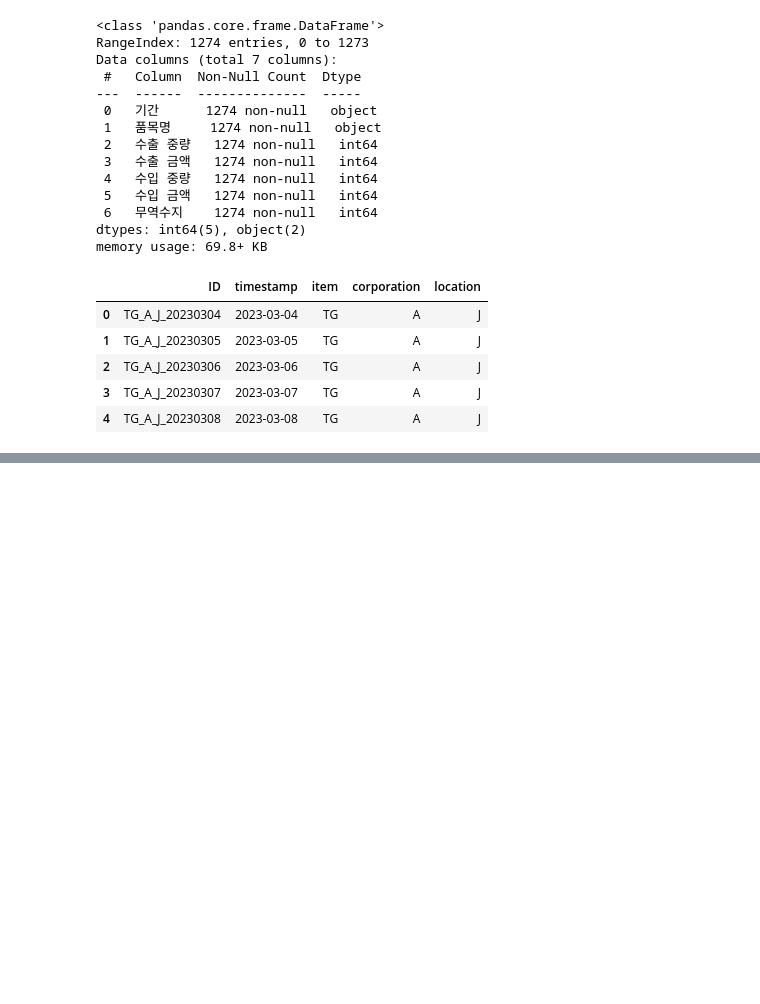
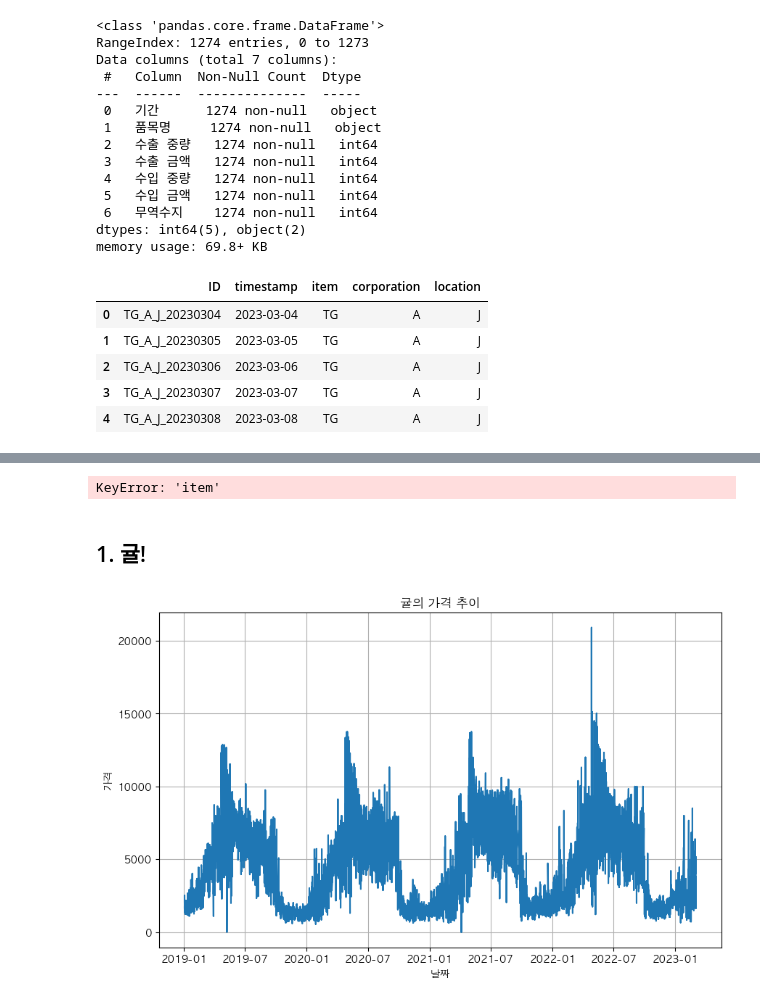
Before and after one commit to noweahc/jeju, a Jupyter notebook: 1109test.ipynb, the cells around one changed output, grey strips where cells are left out. Saved outputs shown, nothing was run; the diff lists cells and outputs as text; code cells hidden in the pictures; blank space fills up the shorter version.

```diff
--- a/1109test.ipynb
+++ b/1109test.ipynb
@@ -36,0 +89,10 @@ memory usage: 3.2+ MB
+# %%
+train['timestamp'] = pd.to_datetime(train['timestamp'])
+# %%
+train['year'] = pd.to_datetime(train['timestamp']).dt.year
+train['month'] = pd.to_datetime(train['timestamp']).dt.month
+train['day'] = pd.to_datetime(train['timestamp']).dt.day
+df_encoded = pd.get_dummies(train, columns=['item', 'corporation', 'location'])
+#df_encoded.drop(columns=['timestamp'], inplace=True)
+train= df_encoded
+print(train.columns)
@@ -86,0 +186,23 @@ memory usage: 42.8+ KB
+# %%
+#특산물별 df 생성
+TG = train[train['item'] == 'TG']
+CR = train[train['item'] == 'CR']
+BC = train[train['item'] == 'BC']
+CB = train[train['item'] == 'CB']
+RD = train[train['item'] == 'RD']
+# %% [output]
+KeyError: 'item'
+# %% [markdown]
+## 1. 귤!
+# %%
+TG = TG.sort_values(by='timestamp')
+# %%
+plt.figure(figsize=(10, 6))
+plt.plot(TG['timestamp'], TG['price'])
+plt.xlabel('날짜')
+plt.ylabel('가격')
+plt.title('귤의 가격 추이')
+plt.grid(True)
+plt.show()
+# %% [output]
+[figure, added]
```
Also changed, not shown: parts of 38 cells of this notebook, 7 other files.
